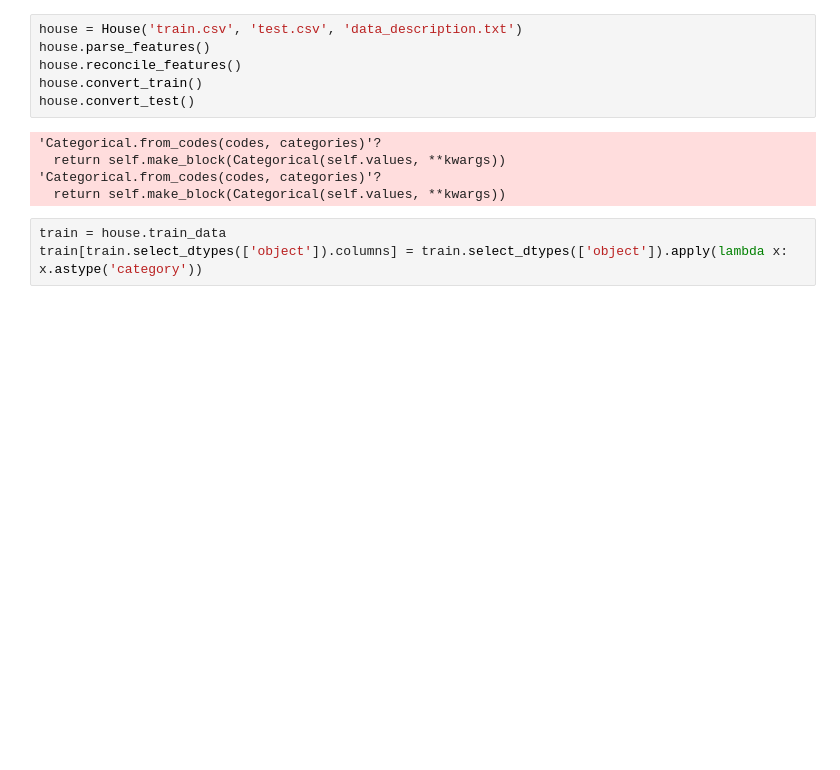
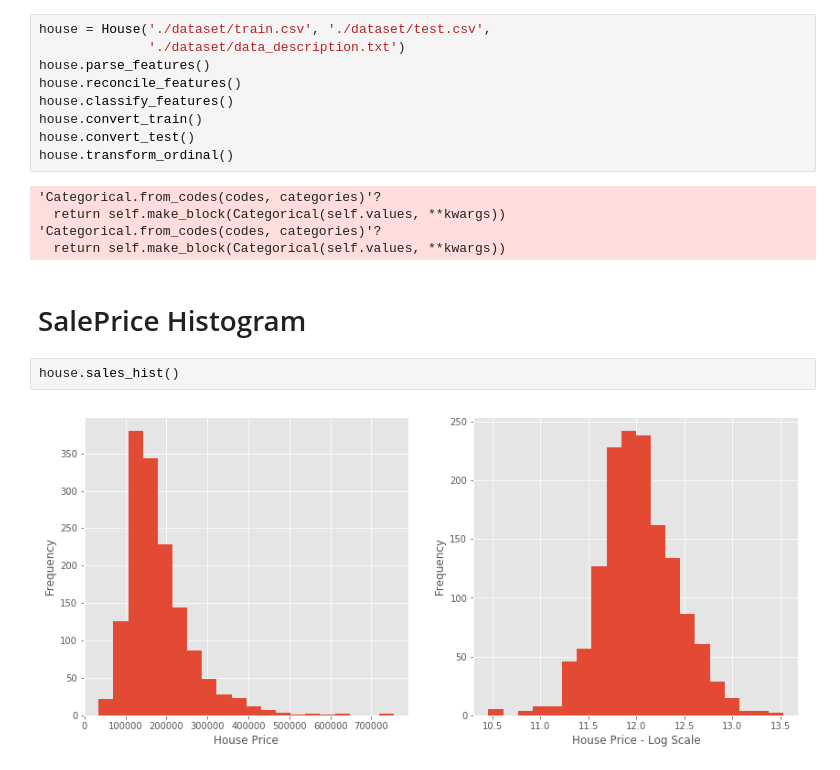
Before and after one commit to deanjgoldman/housing-ml, a Jupyter notebook: msun_house_price_kaggle.ipynb, the cells around one changed output. Cells and saved outputs as stored; diff of their text form; blank space fills up the shorter version.

```diff
--- a/msun_house_price_kaggle.ipynb
+++ b/msun_house_price_kaggle.ipynb
@@ -119,14 +323,20 @@ class House(object):
 # %%
-house = House('train.csv', 'test.csv', 'data_description.txt')
+house = House('./dataset/train.csv', './dataset/test.csv',
+              './dataset/data_description.txt')
 house.parse_features()
 house.reconcile_features()
+house.classify_features()
 house.convert_train()
 house.convert_test()
+house.transform_ordinal()
 # %% [output]
 'Categorical.from_codes(codes, categories)'?
   return self.make_block(Categorical(self.values, **kwargs))
 'Categorical.from_codes(codes, categories)'?
   return self.make_block(Categorical(self.values, **kwargs))
-# %%
-train = house.train_data
-train[train.select_dtypes(['object']).columns] = train.select_dtypes(['object']).apply(lambda x: x.astype('category'))
+# %% [markdown]
+# SalePrice Histogram
+# %%
+house.sales_hist()
+# %% [output]
+[figure, added]
```
Also changed, not shown: parts of 51 cells of this notebook.
